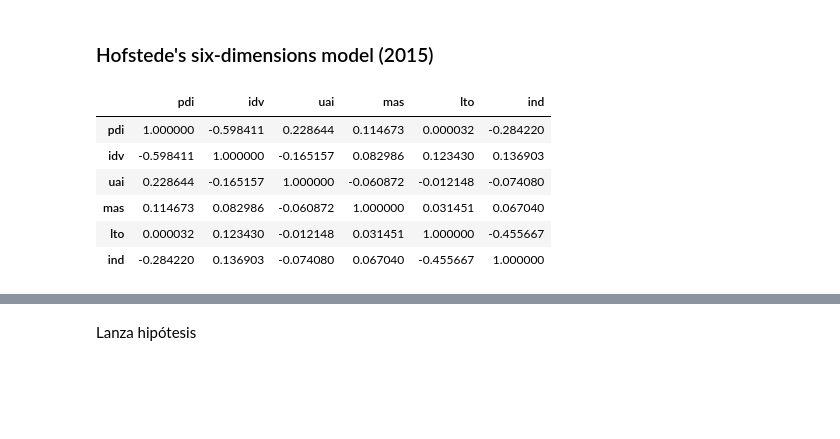
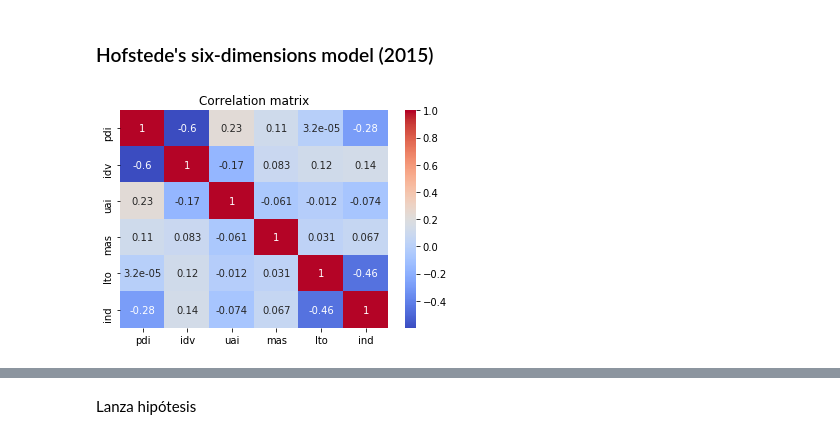
Before and after one commit to ta-datapt-bcn/project-statistical-analysis, a Jupyter notebook: your-code/Does culture affects hapiness perception.ipynb, the cells around one changed output, grey strips where cells are left out. Saved outputs shown, nothing was run; the diff lists cells and outputs as text; code cells hidden in the pictures; blank space fills up the shorter version.

```diff
--- a/your-code/Does culture affects hapiness perception.ipynb
+++ b/your-code/Does culture affects hapiness perception.ipynb
@@ -25,9 +25,11 @@ import matplotlib.pyplot as plt
 import seaborn as sns
 import scipy as sp
 import scipy.stats as stats
+from pandas.plotting import scatter_matrix
 %matplotlib inline
+mpl.rcParams["backend"] = "TkAgg"
+
 cf.go_offline()
-
 from pandas._testing import assert_frame_equal
 from pandas_profiling import ProfileReport
 #pd.set_option("display.max_rows", None)
@@ -57,8 +59,8 @@ More contextual information about this model can be found in here: https://schol
 # %% [markdown]
 #### Read dataset and check head
 # %%
-cultural_dimensinality = pd.read_csv("data/culturaldimensions/6_dimensions_for_website.csv")
-cultural_dimensinality.head()
+cultural_dimensionality = pd.read_csv("data/culturaldimensions/6_dimensions_for_website.csv")
+cultural_dimensionality.head()
 # %% [output]
 |  | ctr | country | pdi | idv | mas | uai | ltowvs | ivr |
 | 0 | AFE | Africa East | 64.0 | 27.0 | 41.0 | 52.0 | 32.000000 | 40.000000 |
@@ -70,9 +72,9 @@ cultural_dimensinality.head()
 ##### Minor manipulation
 # %%
 #As it can be confusing we will rename columns to its original test short-forms and keep the same order
-cultural_dimensinality.columns=["ctr", "country", "pdi", "idv", "mas", "uai", "lto", "ind"]
-cultural_dimensinality = cultural_dimensinality[["ctr", "country", "pdi", "idv", "uai", "mas", "lto", "ind"]]
-cultural_dimensinality.head()
+cultural_dimensionality.columns=["ctr", "country", "pdi", "idv", "mas", "uai", "lto", "ind"]
+cultural_dimensionality = cultural_dimensionality[["ctr", "country", "pdi", "idv", "uai", "mas", "lto", "ind"]]
+cultural_dimensionality.head()
 # %% [output]
 |  | ctr | country | pdi | idv | uai | mas | lto | ind |
 | 0 | AFE | Africa East | 64.0 | 27.0 | 52.0 | 41.0 | 32.000000 | 40.000000 |
@@ -301,13 +303,9 @@ whr2015.describe()
 ## 2. Hypothesize relationship between variables in each dataset
 # %% [markdown]
 ### Hofstede's six-dimensions model (2015)
-# %%
-cultural_dimensinality.corr().style.background_gradient(cmap=("coolwarm"))
-# %% [output]
-|  | pdi | idv | uai | mas | lto | ind |
-| pdi | 1.000000 | -0.598411 | 0.228644 | 0.114673 | 0.000032 | -0.284220 |
-| idv | -0.598411 | 1.000000 | -0.165157 | 0.082986 | 0.123430 | 0.136903 |
-| uai | 0.228644 | -0.165157 | 1.000000 | -0.060872 | -0.012148 | -0.074080 |
-| mas | 0.114673 | 0.082986 | -0.060872 | 1.000000 | 0.031451 | 0.067040 |
-| lto | 0.000032 | 0.123430 | -0.012148 | 0.031451 | 1.000000 | -0.455667 |
-| ind | -0.284220 | 0.136903 | -0.074080 | 0.067040 | -0.455667 | 1.000000 |
+# %%
+sns.heatmap(cultural_dimensionality.corr(),cmap='coolwarm',annot=True)
+plt.title("Correlation matrix")
+plt.show()
+# %% [output]
+[figure, added]
```
Also changed, not shown: parts of 13 cells of this notebook.
